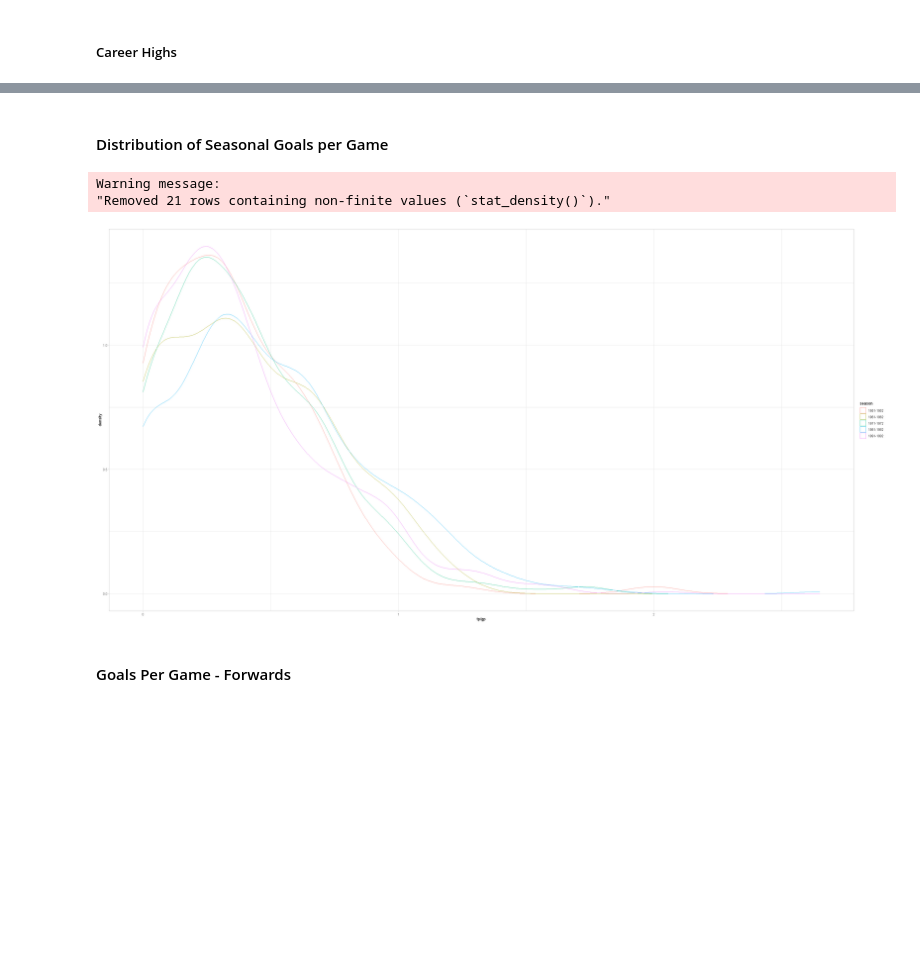
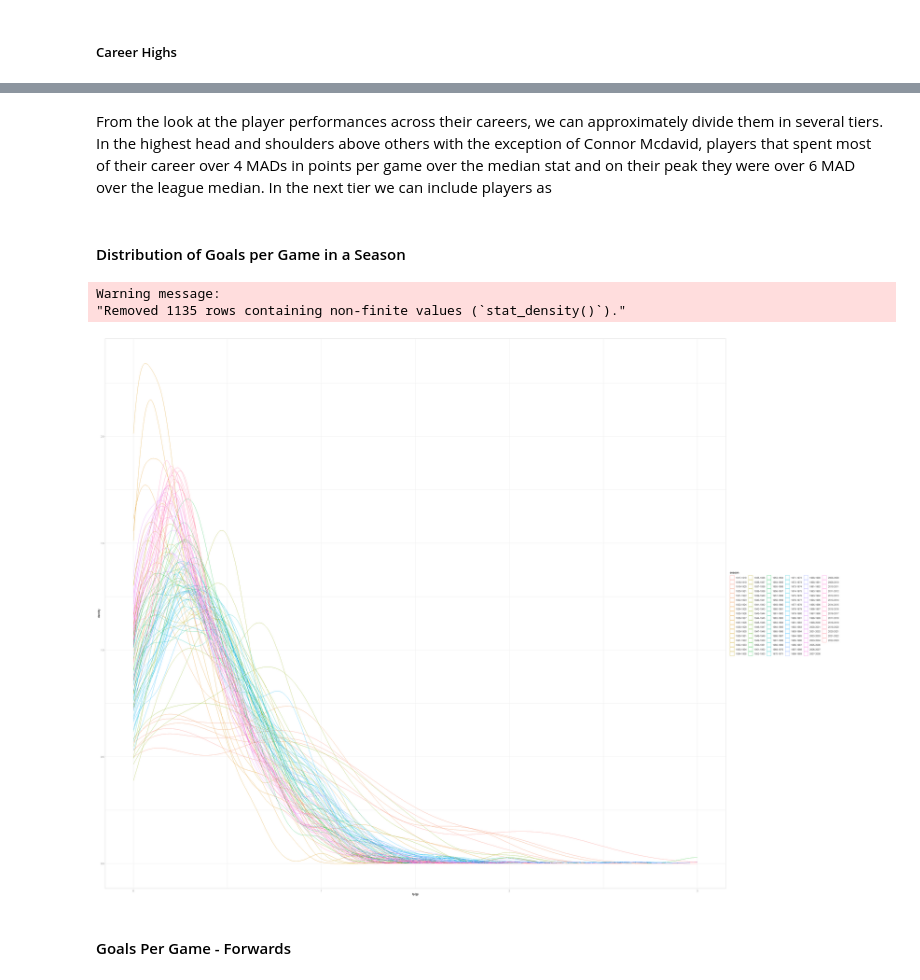
Before and after one commit to honzaz1234/elite, a Jupyter notebook: report/nhl.ipynb, the cells around one changed output, grey strips where cells are left out. Saved outputs shown, nothing was run; the diff lists cells and outputs as text; code cells hidden in the pictures; blank space fills up the shorter version.

```diff
--- a/report/nhl.ipynb
+++ b/report/nhl.ipynb
@@ -13,12 +13,14 @@ path_files <- "C://Users//jziac//OneDrive//Documents//programovani//projekty//el
 players_file_name <- "nhl_player_stats.csv"
 goalies_file_name <- "nhl_goalie_stats.csv"
 # %%
-#graphics set up
+#graphics set up for plots
 gg_size <- 11
 plot_size <- 7
 size_multiplier <- 2
 options(repr.plot.width = plot_size*size_multiplier, repr.plot.height = plot_size*size_multiplier)
 def_plot_setup <- theme_light() +
 theme(text=element_text(size = gg_size*size_multiplier,  family = "helvetica"))
-my_colours <- brewer.pal(n = 9,"Paired")
+my_colours <- brewer.pal(n = 12,"Paired")
+my_colours_2 <- brewer.pal(n=12, "Set3")
+my_colours_3 <- brewer.pal(n=9, "Set1")
 # %%
@@ -422,16 +544,17 @@ attr(,"class")
+# %% [markdown]
+From the look at the player performances across their careers, we can approximately divide them in several tiers. In the highest head and shoulders above others with the exception of Connor Mcdavid, players that spent most of their career over 4 MADs in points per game over the median stat and on their peak they were over 6 MAD over the league median. In the next tier we can include players as
 # %% [markdown]
-#### Distribution of Seasonal Goals per Game
+#### Distribution of Goals per Game in a Season
 # %%
-data %>%
+player_data %>%
   filter(regular_season == 1) %>%
-  filter(season_id %in% c(35, 45, 55, 65, 75)) %>%
   ggplot(., aes(x = tp/gp, colour=season)) +
   geom_density() +
   theme_light()
 # %% [output]
 Warning message:
-"Removed 21 rows containing non-finite values (`stat_density()`)."
+"Removed 1135 rows containing non-finite values (`stat_density()`)."
-[figure, old version]
+[figure, new version]
 # %% [markdown]
 #### Goals Per Game - Forwards
 # %% [markdown]
```
Also changed, not shown: parts of 33 cells of this notebook.
